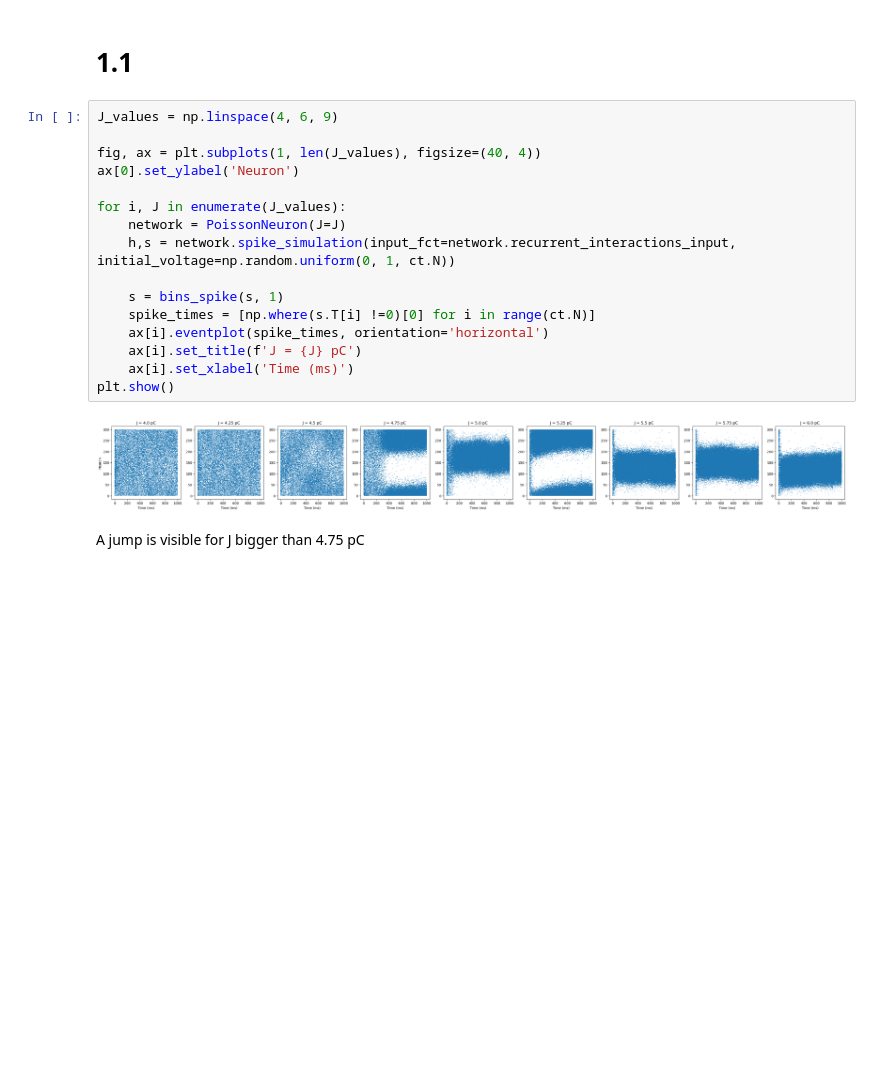
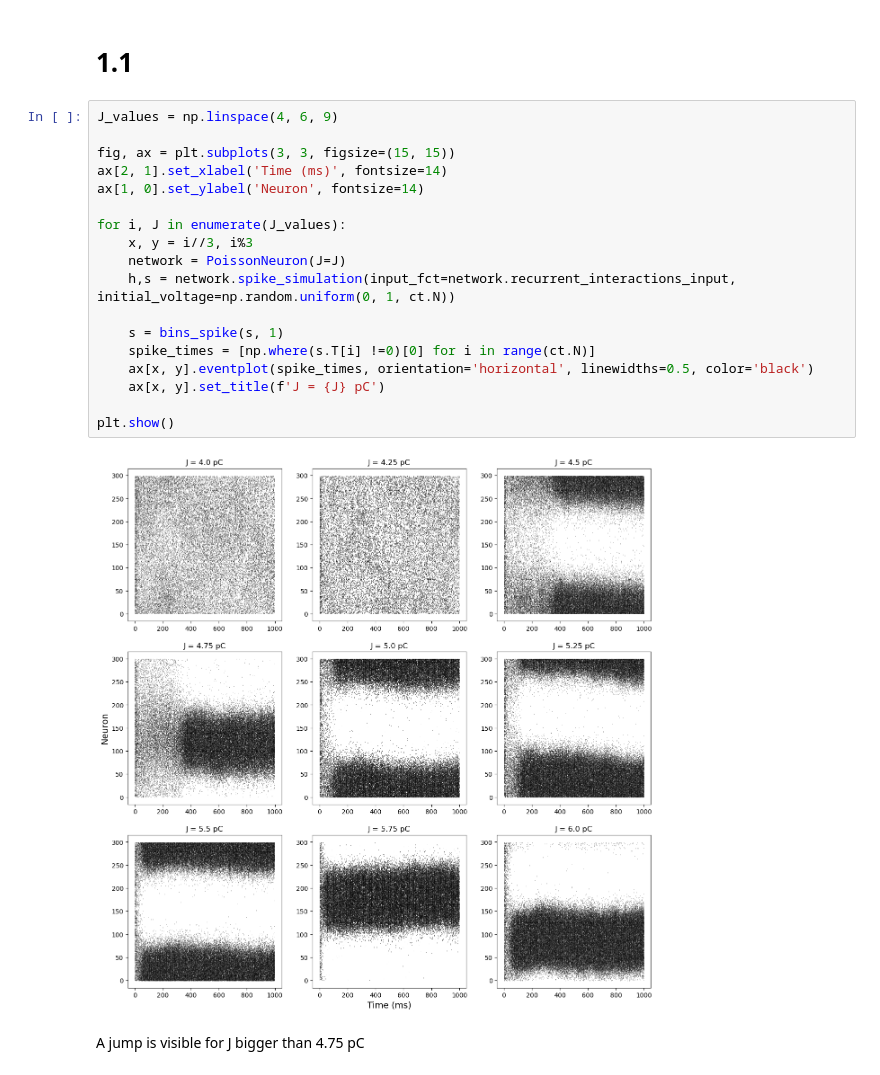
Before and after one commit to CamilleChallier/NX-465-Bump_Attractors, a Jupyter notebook: 1_bump_attractor.ipynb, the cells around one changed output. Drawn from its saved outputs; the diff is of its cells as text; blank space fills up the shorter version.

Commit message:
plots and exploration for 1.3

```diff
--- a/1_bump_attractor.ipynb
+++ b/1_bump_attractor.ipynb
@@ -12,21 +12,23 @@ import constant as ct
 # %%
 J_values = np.linspace(4, 6, 9)
 
-fig, ax = plt.subplots(1, len(J_values), figsize=(40, 4))
-ax[0].set_ylabel('Neuron')
+fig, ax = plt.subplots(3, 3, figsize=(15, 15))
+ax[2, 1].set_xlabel('Time (ms)', fontsize=14)
+ax[1, 0].set_ylabel('Neuron', fontsize=14)
 
 for i, J in enumerate(J_values):
+    x, y = i//3, i%3
     network = PoissonNeuron(J=J)
     h,s = network.spike_simulation(input_fct=network.recurrent_interactions_input, initial_voltage=np.random.uniform(0, 1, ct.N))
 
     s = bins_spike(s, 1)
     spike_times = [np.where(s.T[i] !=0)[0] for i in range(ct.N)]
-    ax[i].eventplot(spike_times, orientation='horizontal')
-    ax[i].set_title(f'J = {J} pC')
-    ax[i].set_xlabel('Time (ms)')
+    ax[x, y].eventplot(spike_times, orientation='horizontal', linewidths=0.5, color='black')
+    ax[x, y].set_title(f'J = {J} pC')
+
 plt.show()
 # %% [output]
-[figure, old version]
+[figure, new version]
 # %% [markdown]
 A jump is visible for J bigger than 4.75 pC
 # %% [markdown]
```
Also changed, not shown: parts of 7 cells of this notebook, 1 other file.
